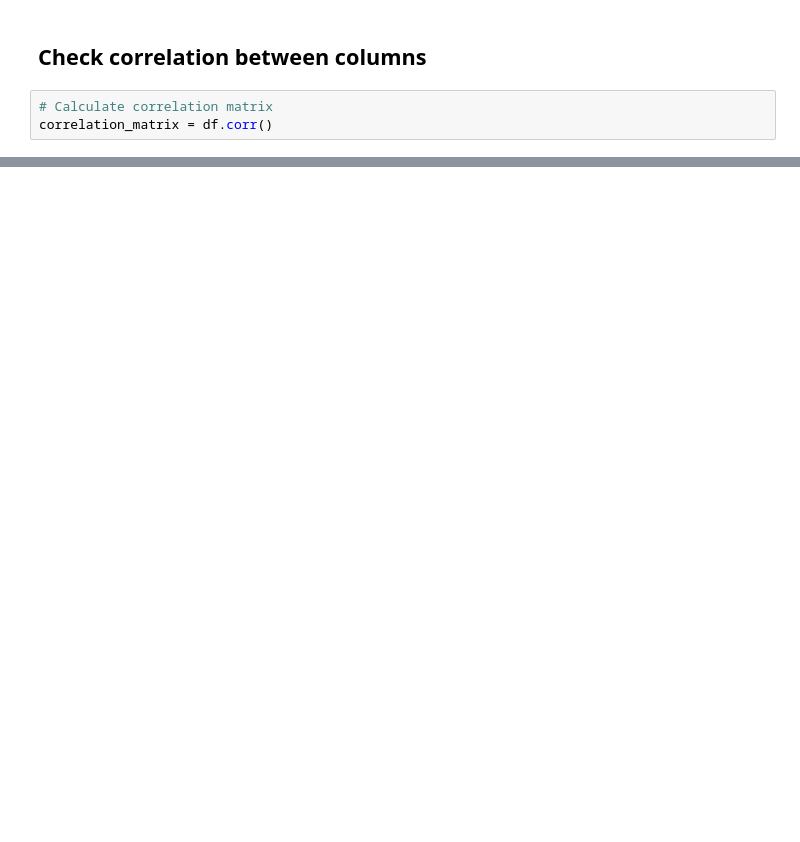
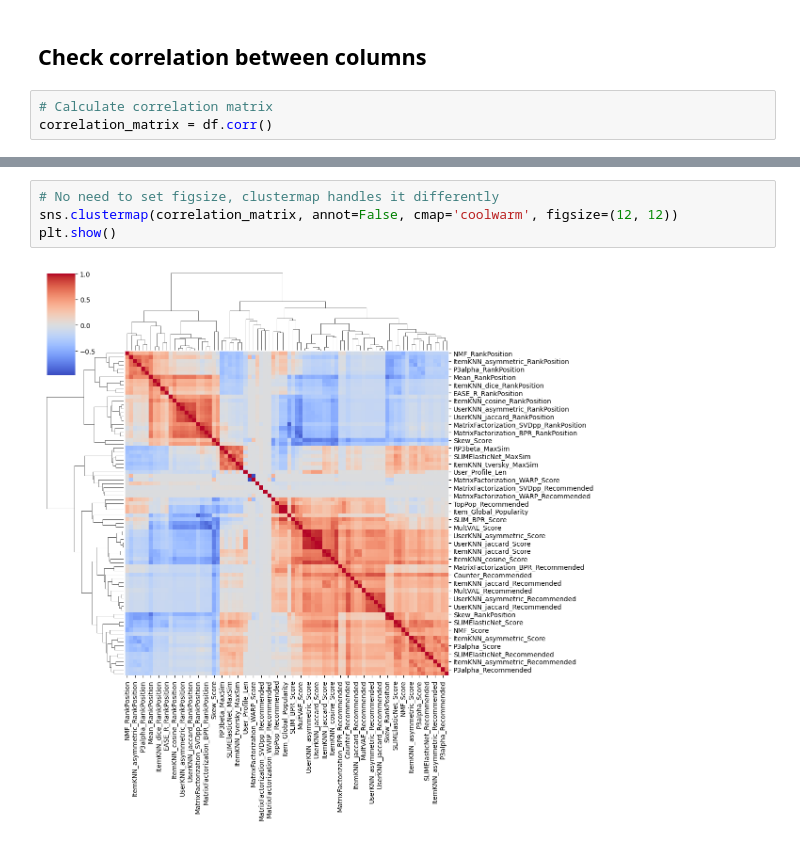
Before and after one commit to Lv1g1/RecSys-Challenge-2025, a Jupyter notebook: Challenge/xg_boost/explore_dataframes.ipynb, the cells around one changed output, grey strips where cells are left out. Saved outputs shown, nothing was run; the diff lists cells and outputs as text; blank space fills up the shorter version.

```diff
--- a/Challenge/xg_boost/explore_dataframes.ipynb
+++ b/Challenge/xg_boost/explore_dataframes.ipynb
@@ -86,0 +120,6 @@ correlation_matrix = df.corr()
+# %%
+# No need to set figsize, clustermap handles it differently
+sns.clustermap(correlation_matrix, annot=False, cmap='coolwarm', figsize=(12, 12))
+plt.show()
+# %% [output]
+[figure, added]
```
Also changed, not shown: parts of 20 cells of this notebook, 3 other files.
